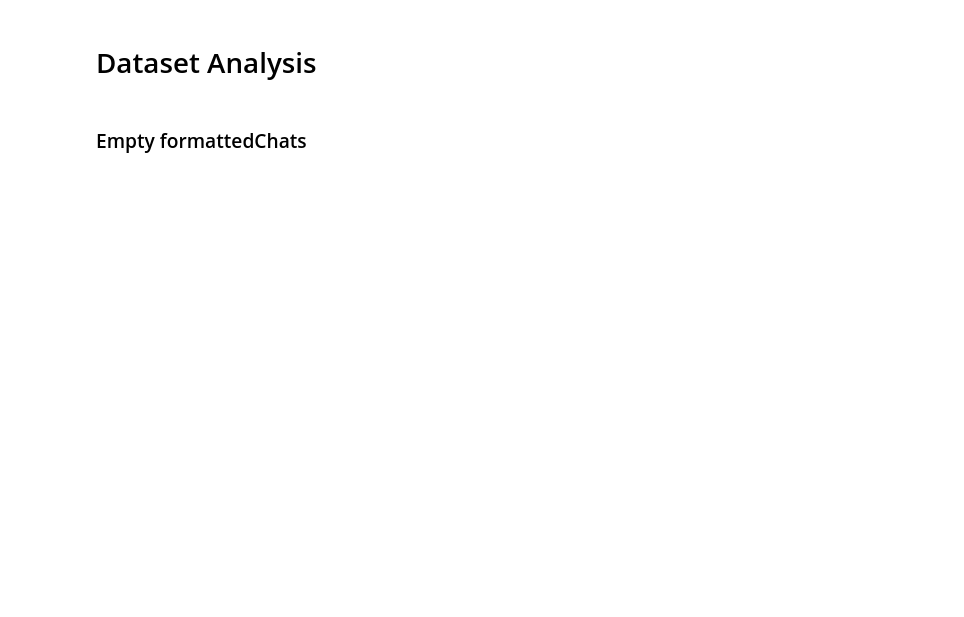
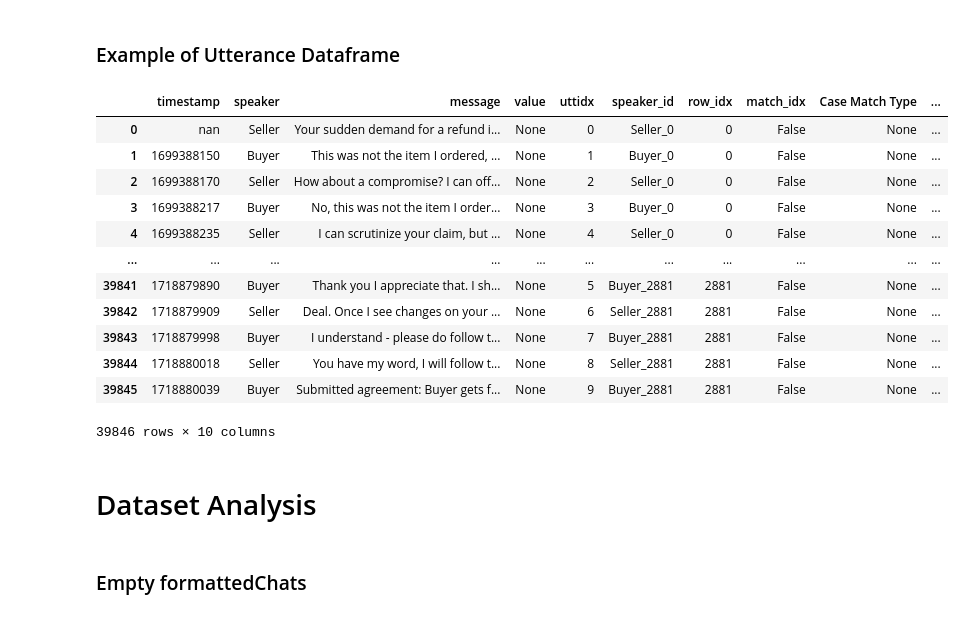
Before and after one commit to mishkin101/ConvoKit_Disputes, a Jupyter notebook: src/data_preprocessing.ipynb, the cells around one changed output. Saved outputs shown, nothing was run; the diff lists cells and outputs as text; code cells hidden in the pictures; blank space fills up the shorter version.

Commit message:
updated data pre_processor notebook with functions, in process of  data exploraiton

```diff
--- a/src/data_preprocessing.ipynb
+++ b/src/data_preprocessing.ipynb
@@ -70,3 +92,21 @@ print(orig_data.shape)
+# %% [markdown]
+### Example of Utterance Dataframe
+# %%
+data_preprocessor.getUtterancesDF()
+# %% [output]
+|  | timestamp | speaker | message | value | uttidx | speaker_id | row_idx | match_idx | Case Match Type | ... |
+| 0 | nan | Seller | Your sudden demand for a refund i... | None | 0 | Seller_0 | 0 | False | None | ... |
+| 1 | 1699388150 | Buyer | This was not the item I ordered, ... | None | 1 | Buyer_0 | 0 | False | None | ... |
+| 2 | 1699388170 | Seller | How about a compromise? I can off... | None | 2 | Seller_0 | 0 | False | None | ... |
+| 3 | 1699388217 | Buyer | No, this was not the item I order... | None | 3 | Buyer_0 | 0 | False | None | ... |
+| 4 | 1699388235 | Seller | I can scrutinize your claim, but ... | None | 4 | Seller_0 | 0 | False | None | ... |
+| ... | ... | ... | ... | ... | ... | ... | ... | ... | ... | ... |
+| 39841 | 1718879890 | Buyer | Thank you I appreciate that. I sh... | None | 5 | Buyer_2881 | 2881 | False | None | ... |
+| 39842 | 1718879909 | Seller | Deal. Once I see changes on your ... | None | 6 | Seller_2881 | 2881 | False | None | ... |
+| 39843 | 1718879998 | Buyer | I understand - please do follow t... | None | 7 | Buyer_2881 | 2881 | False | None | ... |
+| 39844 | 1718880018 | Seller | You have my word, I will follow t... | None | 8 | Seller_2881 | 2881 | False | None | ... |
+| 39845 | 1718880039 | Buyer | Submitted agreement: Buyer gets f... | None | 9 | Buyer_2881 | 2881 | False | None | ... |
+39846 rows × 10 columns
 # %% [markdown]
 # Dataset Analysis
 # %% [markdown]
```
Also changed, not shown: parts of 18 cells of this notebook, 3 other files.
